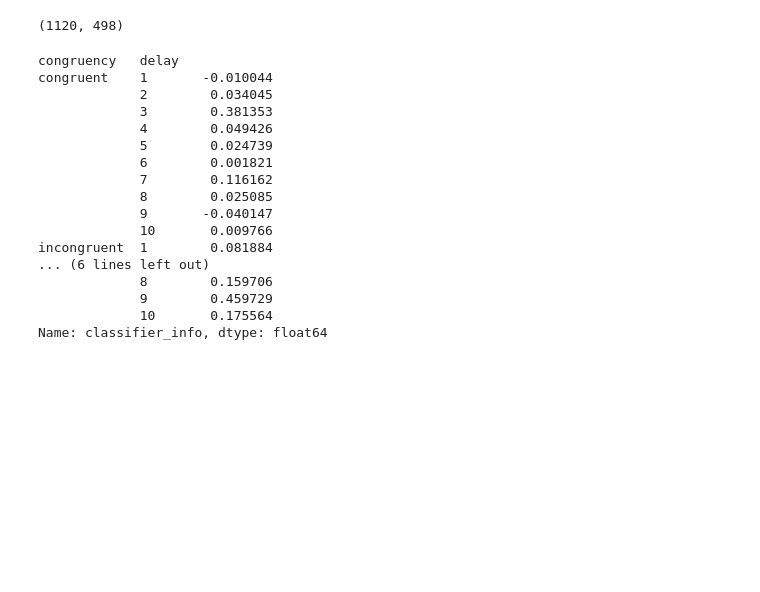
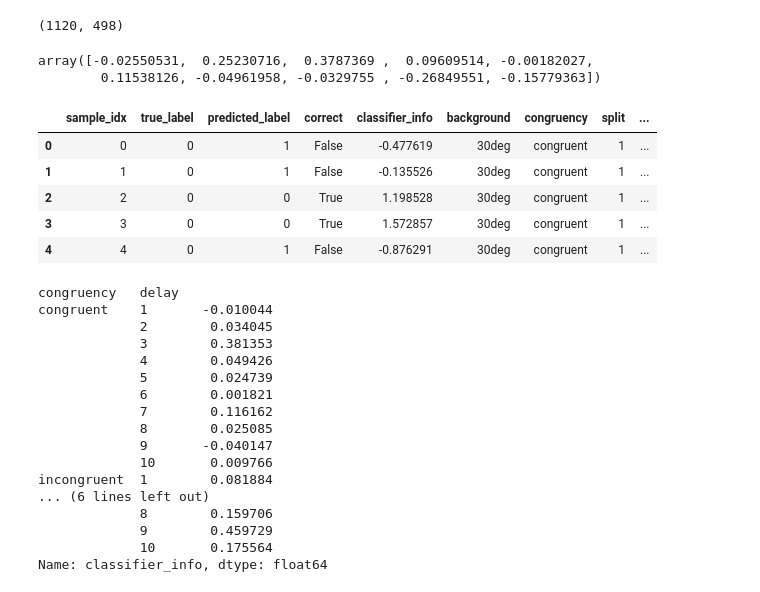
Before and after one commit to GAldegheri/dyncontext, a Jupyter notebook: notebooks/TestMVPAPipeline.ipynb, the cells around one changed output. Drawn from its saved outputs; the diff is of its cells as text; code cells hidden in the pictures; blank space fills up the shorter version.

```diff
--- a/notebooks/TestMVPAPipeline.ipynb
+++ b/notebooks/TestMVPAPipeline.ipynb
@@ -64,9 +133,23 @@ test_clean.data.shape
 (1120, 498)
 # %%
 decoder = InfoCouplingDecoder(data_dir='/project/3018040.05/dyncontext_bids/',
-                             roi='ba-17-18', voxel_counts=[500])
+                             roi='ba-17-18', voxel_counts=list(range(500, 1100, 100)))
 # %%
 timeresolved = decoder.run_complete_analysis(subject_id='sub-001')
+# %%
+timeresolved.groupby(['delay'])['classifier_info'].mean().to_numpy()
+# %% [output]
+array([-0.02550531,  0.25230716,  0.3787369 ,  0.09609514, -0.00182027,
+        0.11538126, -0.04961958, -0.0329755 , -0.26849551, -0.15779363])
+# %%
+timeresolved.head()
+# %% [output]
+|  | sample_idx | true_label | predicted_label | correct | classifier_info | background | congruency | split | ... |
+| 0 | 0 | 0 | 1 | False | -0.477619 | 30deg | congruent | 1 | ... |
+| 1 | 1 | 0 | 1 | False | -0.135526 | 30deg | congruent | 1 | ... |
+| 2 | 2 | 0 | 0 | True | 1.198528 | 30deg | congruent | 1 | ... |
+| 3 | 3 | 0 | 0 | True | 1.572857 | 30deg | congruent | 1 | ... |
+| 4 | 4 | 0 | 1 | False | -0.876291 | 30deg | congruent | 1 | ... |
 # %%
 timeresolved.groupby(['congruency', 'delay'])['classifier_info'].mean()
 # %% [output]
```
Also changed, not shown: parts of 18 cells of this notebook, 13 other files.
